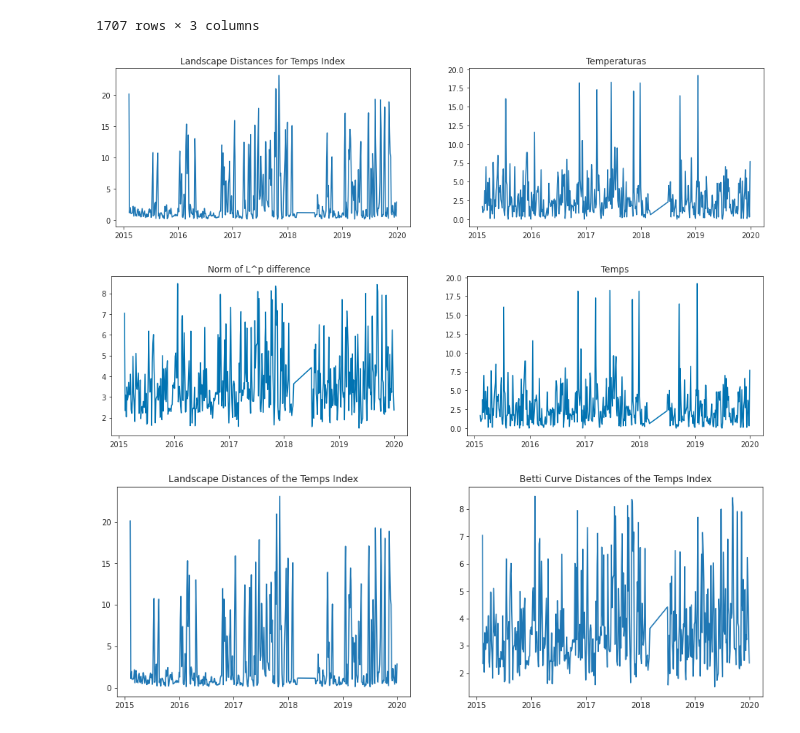
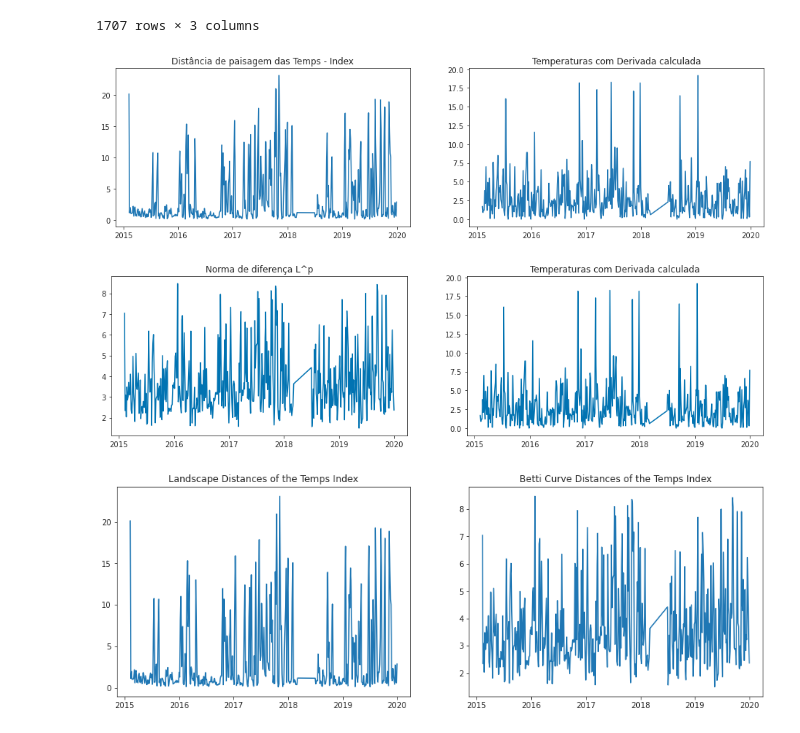
Before and after one commit to AndersonRodr/algorithms-detect-anomalies, a Jupyter notebook: TDA_DetectingAnomaliesData.ipynb, the cells around one changed output. Drawn from its saved outputs; the diff is of its cells as text; code cells hidden in the pictures.

```diff
--- a/TDA_DetectingAnomaliesData.ipynb
+++ b/TDA_DetectingAnomaliesData.ipynb
@@ -470,14 +474,14 @@ landscape_succ_dists = landscape_hom_der.fit_transform(diagrams)
 plt.figure(figsize=(16, 4))
 plt.subplot(1, 2, 1)
 plt.plot(time_index_derivs, landscape_succ_dists, color="#1f77b4")
-plt.title("Landscape Distances for Temps Index")
+plt.title("Distância de paisagem das Temps - Index")
 
 plt.subplot(1, 2, 2)
 plt.plot(resampled_temps_derivs, "#1f77b4")
-plt.title("Temperaturas")
+plt.title("Temperaturas com Derivada calculada")
 plt.show()
 # %% [output]
-[figure, old version]
+[figure, new version]
 # %%
 metric_params = {"p": 2, "n_bins": 1000}
 
@@ -489,15 +496,15 @@ betti_succ_dists = bettiHomDer.fit_transform(diagrams)
 # %%
 plt.figure(figsize=(16, 4))
 plt.subplot(1, 2, 1)
 plt.plot(time_index_derivs, betti_succ_dists)
-plt.title('Norm of L^p difference')
+plt.title('Norma de diferença L^p')
 
 plt.subplot(1, 2, 2)
 plt.plot(resampled_temps_derivs)
-plt.title('Temps')
+plt.title('Temperaturas com Derivada calculada')
 plt.show()
 # %% [output]
-[figure, old version]
+[figure, new version]
 # %%
 plt.figure(figsize=(15, 5))
 plt.subplot(1, 2, 1)
```
Also changed, not shown: parts of 3 cells of this notebook.
